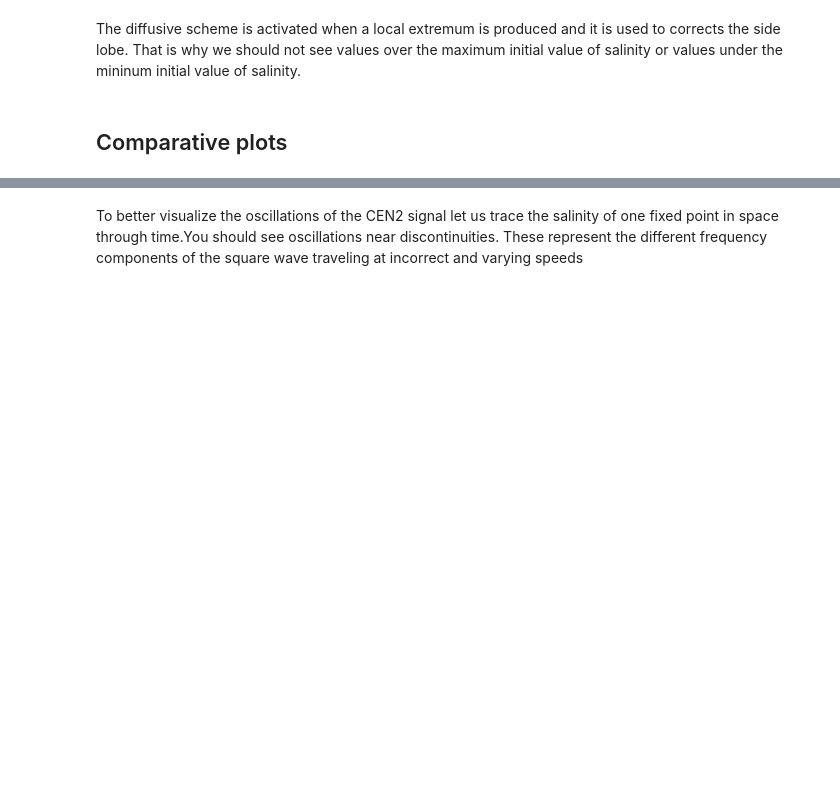
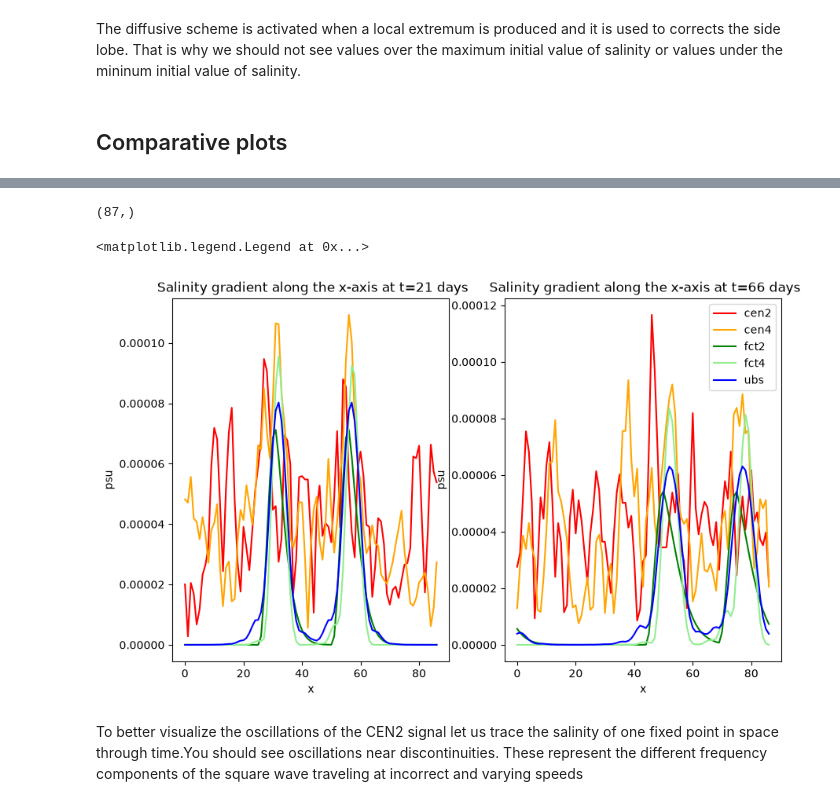
Before and after one commit to justinebuisson606/NEMO_Demonstrators, a Jupyter notebook: Demonstrator 1.ipynb, the cells around one changed output, grey strips where cells are left out. Saved outputs shown, nothing was run; the diff lists cells and outputs as text; code cells hidden in the pictures; blank space fills up the shorter version.

```diff
--- a/Demonstrator 1.ipynb
+++ b/Demonstrator 1.ipynb
@@ -492,3 +376,44 @@ plt.legend()
+# %%
+block_0 = xr.open_dataset(rep+'CANAL_saltblock_traadvOFF_all_grid.nc').sssgrad.isel(y_grid_T = 50, time_counter = 0)
+
+ref_grad = []
+
+for t in range (80):
+    ref_grad.append(np.roll(block_0, shift=v*86400*(t+0.5)/dx))
+    """ce 0.5 me pose probleme, cela veut dire que soit la sortie
+        est prise en milieu de journee pas en fin de journee comme on avait convenu
+        normalement ce n'est pas la moyenne de la journee c'est sur car j'ai bien verifie
+        dans def_field qu'on etait en operation=instant"""
+print(ref[0].shape)
+# %% [output]
+(87,)
+# %%
+fig, ax = plt.subplots(1, 2, figsize=(10,6))
+
+#ax[0].plot(np.arange(len(ref_grad[0])), ref_grad[20], color ='black', label ='reference')
+ax[0].plot(np.arange(cen2['sssgrad'].shape[2]), cen2['sssgrad'].isel(time_counter=20, y_grid_T=50), color ='red', label = 'cen2')
+ax[0].plot(np.arange(cen4['sssgrad'].shape[2]), cen4['sssgrad'].isel(time_counter=20, y_grid_T=50), color ='orange', label ='cen4')
+ax[0].plot(np.arange(fct2['sssgrad'].shape[2]), fct2['sssgrad'].isel(time_counter=20, y_grid_T=50), color ='green', label = 'fct2')
+ax[0].plot(np.arange(fct4['sssgrad'].shape[2]), fct4['sssgrad'].isel(time_counter=20, y_grid_T=50), color ='lightgreen', label = 'fct4')
+ax[0].plot(np.arange(ubs['sssgrad'].shape[2]), ubs['sssgrad'].isel(time_counter=20, y_grid_T=50), color ='blue', label ='ubs')
+ax[0].set_xlabel('x')
+ax[0].set_ylabel('psu')
+ax[0].set_title(f' Salinity gradient along the x-axis at t=21 days')
+
+#ax[1].plot(np.arange(len(ref_grad[0])), ref_grad[20], color ='black', label ='reference')
+ax[1].plot(np.arange(cen2['sssgrad'].shape[2]), cen2['sssgrad'].isel(time_counter=65, y_grid_T=50), color ='red', label = 'cen2')
+ax[1].plot(np.arange(cen4['sssgrad'].shape[2]), cen4['sssgrad'].isel(time_counter=65, y_grid_T=50), color ='orange', label ='cen4')
+ax[1].plot(np.arange(fct2['sssgrad'].shape[2]), fct2['sssgrad'].isel(time_counter=65, y_grid_T=50), color ='green', label = 'fct2')
+ax[1].plot(np.arange(fct4['sssgrad'].shape[2]), fct4['sssgrad'].isel(time_counter=65, y_grid_T=50), color ='lightgreen', label = 'fct4')
+ax[1].plot(np.arange(ubs['sssgrad'].shape[2]), ubs['sssgrad'].isel(time_counter=65, y_grid_T=50), color ='blue', label = 'ubs')
+ax[1].set_xlabel('x')
+ax[1].set_ylabel('psu')
+ax[1].set_title(f' Salinity gradient along the x-axis at t=66 days')
+
+plt.legend()
+# %% [output]
+<matplotlib.legend.Legend at 0x...>
+[figure, added]
 # %% [markdown]
 To better visualize the oscillations of the CEN2 signal let us trace the salinity of one fixed point in space through time.You should see oscillations near discontinuities. These represent the different frequency components of the square wave traveling at incorrect and varying speeds
 # %% [markdown]
```
Also changed, not shown: parts of 23 cells of this notebook.
